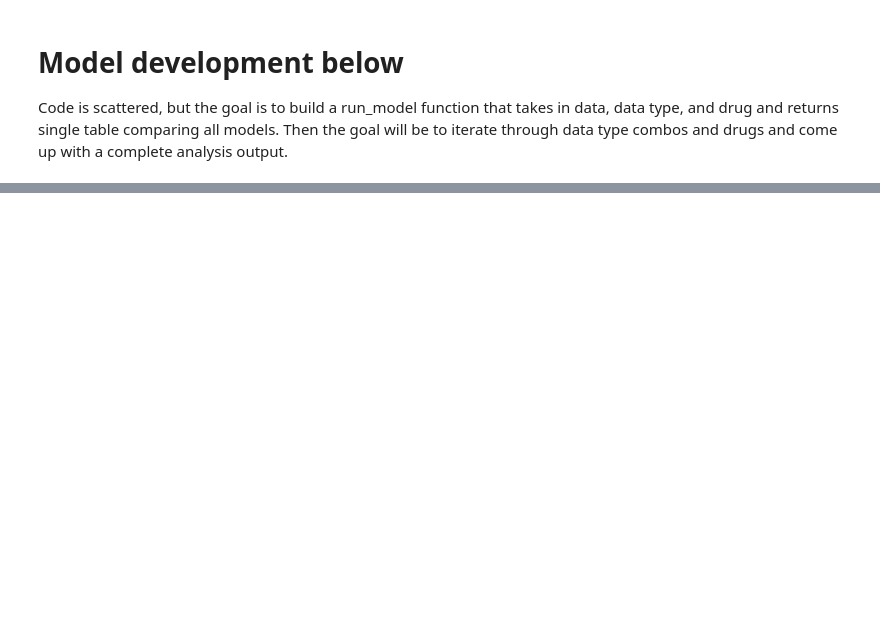
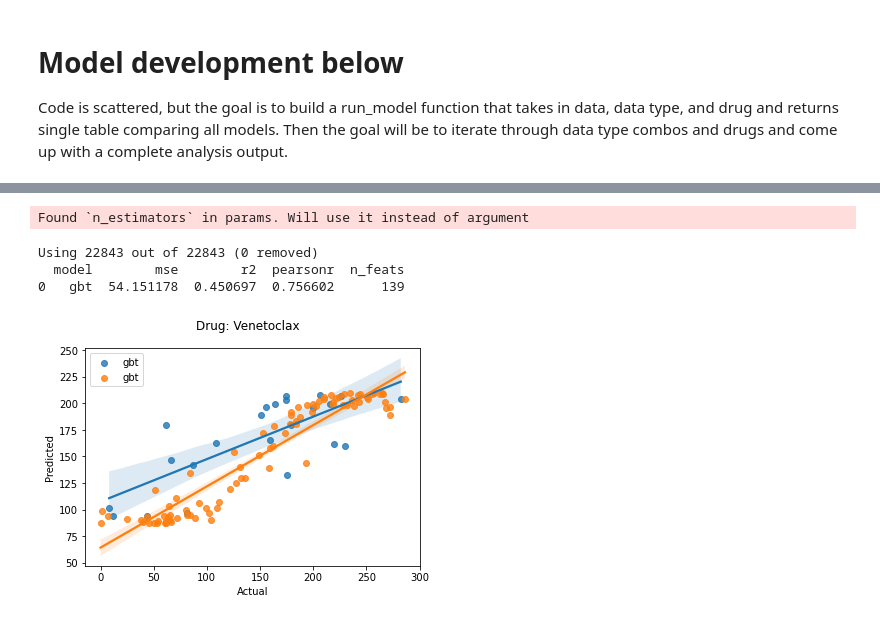
Before and after one commit to PNNL-CompBio/BeatAMLproteomics, a Jupyter notebook: pybeataml/run_models.ipynb, the cells around one changed output, grey strips where cells are left out. Drawn from its saved outputs; the diff is of its cells as text; code cells hidden in the pictures; blank space fills up the shorter version.

```diff
--- a/pybeataml/run_models.ipynb
+++ b/pybeataml/run_models.ipynb
@@ -856,0 +318,13 @@ run_nn('Venetoclax', 'Venetoclax', True)
+# %%
+dna_m1 = run_model(
+    data,
+    ['rna_seq'],
+    'Venetoclax',
+    gene_subset=None
+);
+# %% [output]
+Found `n_estimators` in params. Will use it instead of argument
+Using 22843 out of 22843 (0 removed)
+  model        mse        r2  pearsonr  n_feats
+0   gbt  54.151178  0.450697  0.756602      139
+[figure, added]
```
Also changed, not shown: parts of 63 cells of this notebook, 7 other files.
